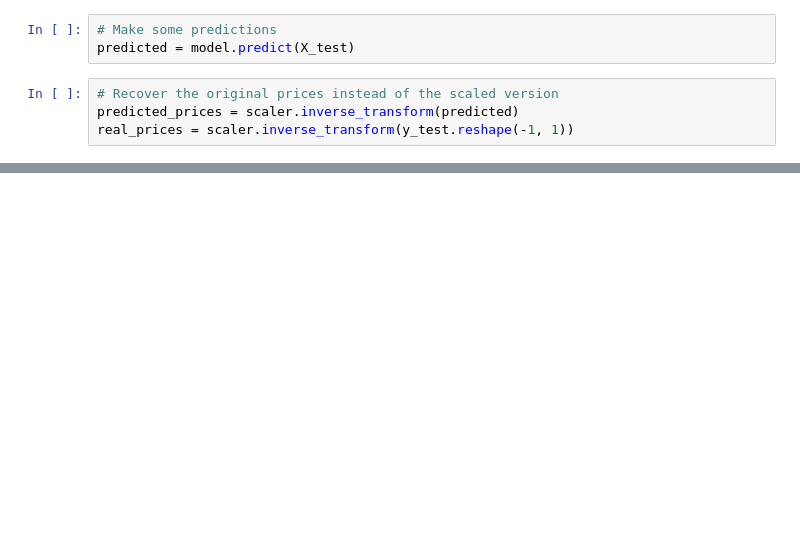
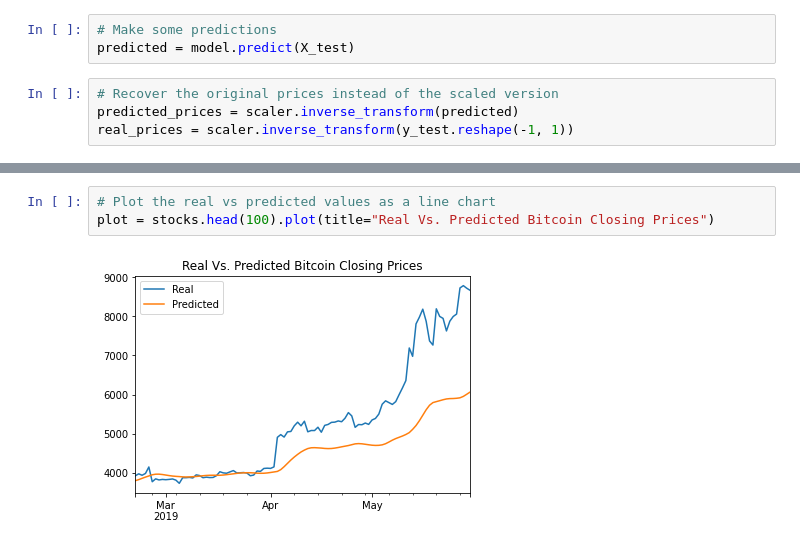
Before and after one commit to somyapanda/fintech-deep-learning, a Jupyter notebook: lstm_stock_predictor_closing.ipynb, the cells around one changed output, grey strips where cells are left out. Drawn from its saved outputs; the diff is of its cells as text; blank space fills up the shorter version.

Commit message:
Update closing price file

```diff
--- a/lstm_stock_predictor_closing.ipynb
+++ b/lstm_stock_predictor_closing.ipynb
@@ -357,3 +366,8 @@ stocks.plot(title="Real Vs. Predicted Bitcoin Closing Prices")
+# %%
+# Plot the real vs predicted values as a line chart
+plot = stocks.head(100).plot(title="Real Vs. Predicted Bitcoin Closing Prices")
+# %% [output]
+[figure, added]
 # %%
 # Save the real vs predicted values as .png
 stocks.plot(figsize=(10,5), title="Real Vs. Predicted Bitcoin Closing Prices").get_figure().savefig('real_vs_predictedCP.png')
```
Also changed, not shown: parts of 10 cells of this notebook.
